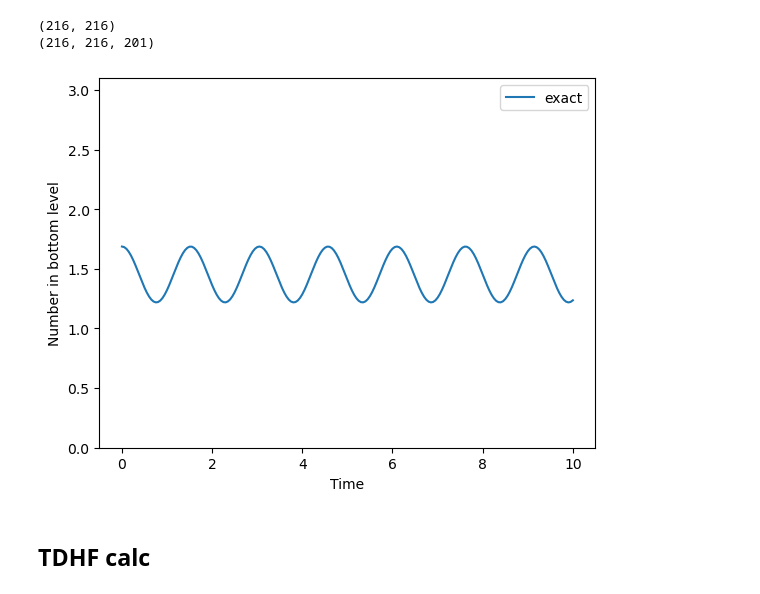
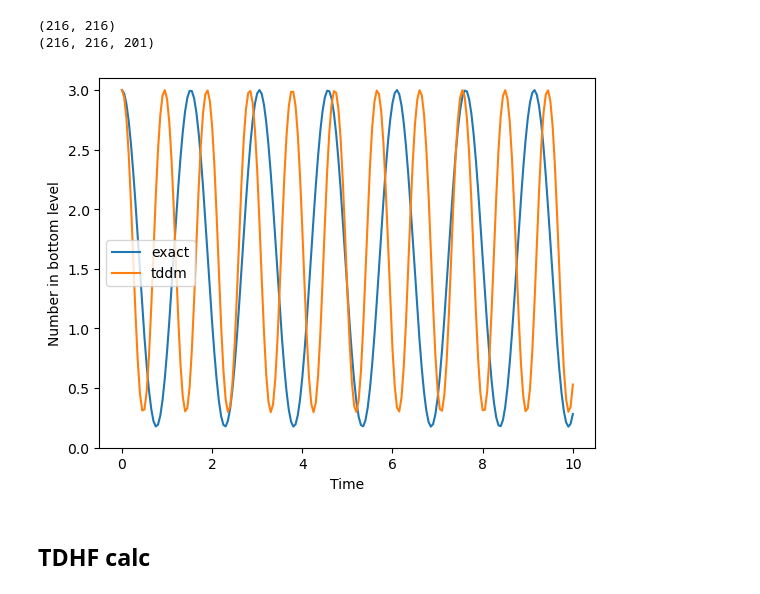
Before and after one commit to annabirke/Honours_entangle_magic, a Jupyter notebook: TDDM_Lipkin_6August.ipynb, the cells around one changed output. Cells and saved outputs as stored; diff of their text form; code cells hidden in the pictures.

```diff
--- a/TDDM_Lipkin_6August.ipynb
+++ b/TDDM_Lipkin_6August.ipynb
@@ -453,18 +462,18 @@ print(dI1.imag.max())
 # %%
 t_list=np.linspace(0.0,10.0,201)
 
-# all in bottom
-# p1 = np.array([1,0,0,0,0,0],dtype=complex)
-# p2 = np.array([0,1,0,0,0,0],dtype=complex)
-# p3 = np.array([0,0,1,0,0,0],dtype=complex)
+# all in bottom level
+p1 = np.array([1,0,0,0,0,0],dtype=complex)
+p2 = np.array([0,1,0,0,0,0],dtype=complex)
+p3 = np.array([0,0,1,0,0,0],dtype=complex)
 
 # tdhf minimum 1
 chi = (P-1)*np.abs(V)/eps
 th = np.arccos(1/chi)
 phi = np.pi
-p1 = np.array([np.cos(th/2),0,0,np.exp(-1j*phi)*np.sin(th/2),0,0],dtype=complex)
-p2 = np.array([0,np.cos(th/2),0,0,np.exp(-1j*phi)*np.sin(th/2),0],dtype=complex)
-p3 = np.array([0,0,np.cos(th/2),0,0,np.exp(-1j*phi)*np.sin(th/2)],dtype=complex)
+# p1 = np.array([np.cos(th/2),0,0,np.exp(-1j*phi)*np.sin(th/2),0,0],dtype=complex)
+# p2 = np.array([0,np.cos(th/2),0,0,np.exp(-1j*phi)*np.sin(th/2),0],dtype=complex)
+# p3 = np.array([0,0,np.cos(th/2),0,0,np.exp(-1j*phi)*np.sin(th/2)],dtype=complex)
 
 psiin = np.einsum('i,j,k->ijk',p1,p2,p3)
 apsiin = 1/np.sqrt(6)*( psiin
@@ -498,17 +507,17 @@ print(Dout.shape)
 # %%
 """
 Check number of particles in the bottom
 """
-rho1_exact = 3*np.einsum( 'ijkljkt->ilt', Dout.reshape(2*P,2*P,2*P,2*P,2*P,2*P,len(t_list)) )
-plt.plot(t_list,Ndown(rho1_exact),label='exact')
-# plt.plot(soln.t,Ndown(rho_soln),label='tddm')
+rho_exact = 3*np.einsum( 'ijkljkt->ilt', Dout.reshape(2*P,2*P,2*P,2*P,2*P,2*P,len(t_list)) )
+plt.plot(t_list,Ndown(rho_exact),label='exact')
+plt.plot(soln.t,Ndown(rho_soln),label='tddm')
 plt.legend()
 plt.ylim(0,3.1)
 plt.xlabel('Time')
 plt.ylabel('Number in bottom level')
 plt.show()
 # %% [output]
-[figure, old version]
+[figure, new version]
 # %% [markdown]
 ## TDHF calc ##
 # %%
```
Also changed, not shown: parts of 11 cells of this notebook, 3 other files.
